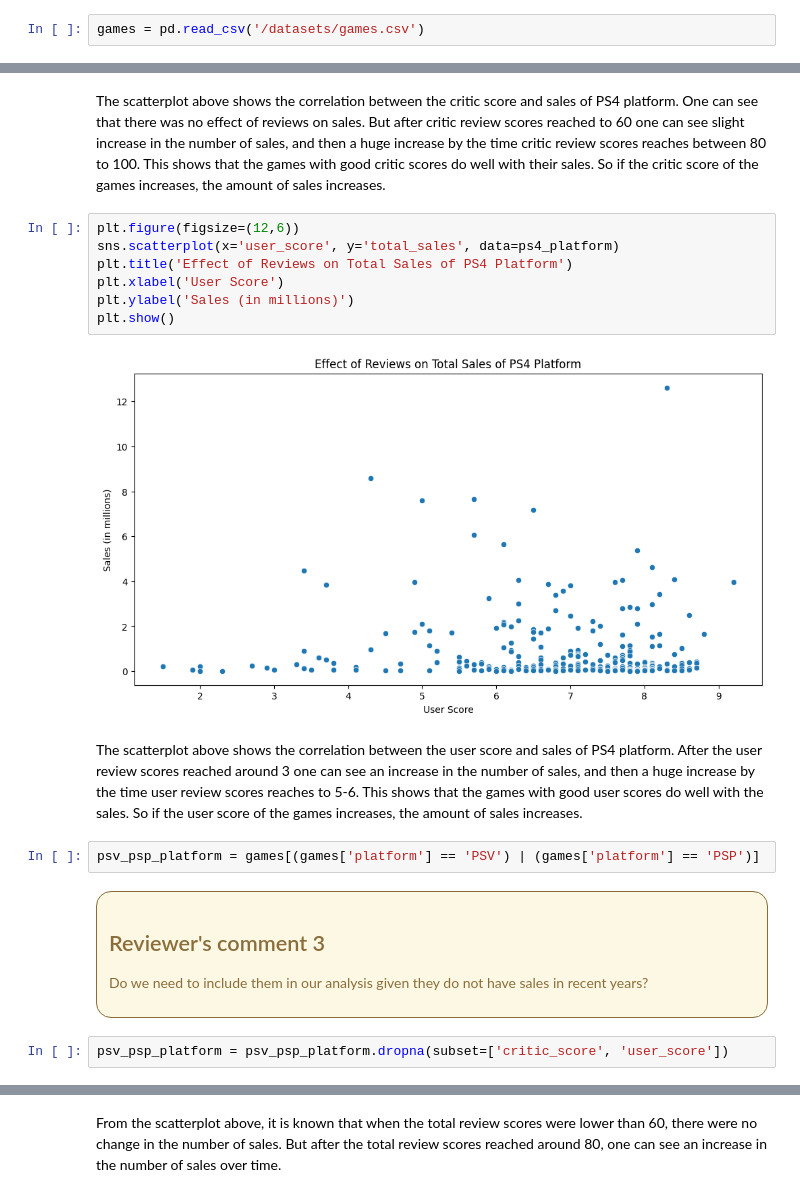
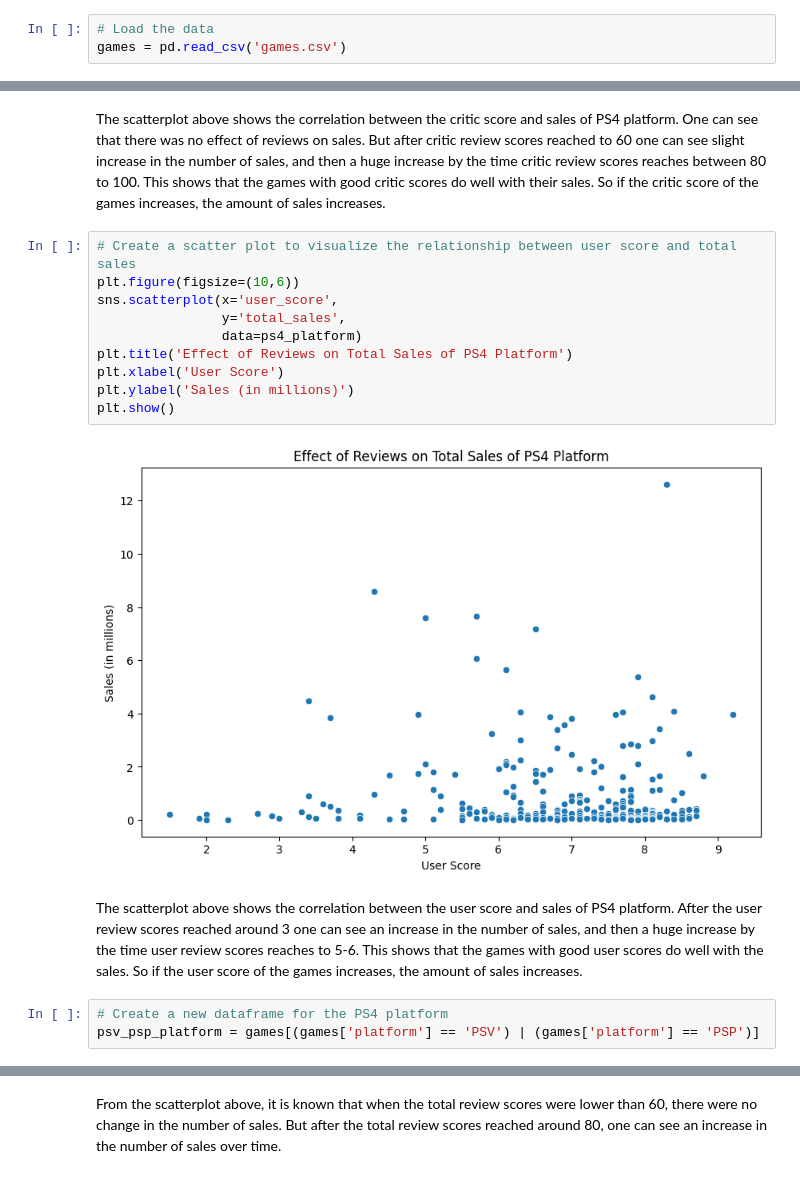
Before and after one commit to jeelfaldu7/game-sales_analysis_for_ice, a Jupyter notebook: notebook.ipynb, the cells around one changed output, grey strips where cells are left out. Cells and saved outputs as stored; diff of their text form.

```diff
--- a/notebook.ipynb
+++ b/notebook.ipynb
@@ -93,4 +16,5 @@ from scipy import stats as st
 import warnings
 warnings.filterwarnings('ignore')
 # %%
-games = pd.read_csv('/datasets/games.csv')
+# Load the data
+games = pd.read_csv('games.csv')
@@ -1217,24 +707,19 @@ plt.show()
 # %% [markdown]
 The scatterplot above shows the correlation between the critic score and sales of PS4 platform. One can see that there was no effect of reviews on sales. But after critic review scores reached to 60 one can see slight increase in the number of sales, and then a huge increase by the time critic review scores reaches between 80 to 100. This shows that the games with good critic scores do well with their sales.  So if the critic score of the games increases, the amount of sales increases.
 # %%
-plt.figure(figsize=(12,6))
-sns.scatterplot(x='user_score', y='total_sales', data=ps4_platform)
+# Create a scatter plot to visualize the relationship between user score and total sales
+plt.figure(figsize=(10,6))
+sns.scatterplot(x='user_score',
+                y='total_sales',
+                data=ps4_platform)
 plt.title('Effect of Reviews on Total Sales of PS4 Platform')
 plt.xlabel('User Score')
 plt.ylabel('Sales (in millions)')
 plt.show()
 # %% [output]
-[figure, old version]
+[figure, new version]
 # %% [markdown]
 The scatterplot above shows the correlation between the user score and sales of PS4 platform. After the user review scores reached around 3 one can see an increase in the number of sales, and then a huge increase by the time user review scores reaches to 5-6. This shows that the games with good user scores do well with the sales. So if the user score of the games increases, the amount of sales increases.
 # %%
+# Create a new dataframe for the PS4 platform
 psv_psp_platform = games[(games['platform'] == 'PSV') | (games['platform'] == 'PSP')]
-# %% [markdown]
-<div class="alert alert-warning" style="border-radius: 15px; box-shadow: 4px 4px 4px; border: 1px solid ">
-<h2> Reviewer's comment 3</h2>
-
-
-Do we need to include them in our analysis given they do not have sales in recent years?
-</div>
-# %%
-psv_psp_platform = psv_psp_platform.dropna(subset=['critic_score', 'user_score'])
```
Also changed, not shown: parts of 221 cells of this notebook.
